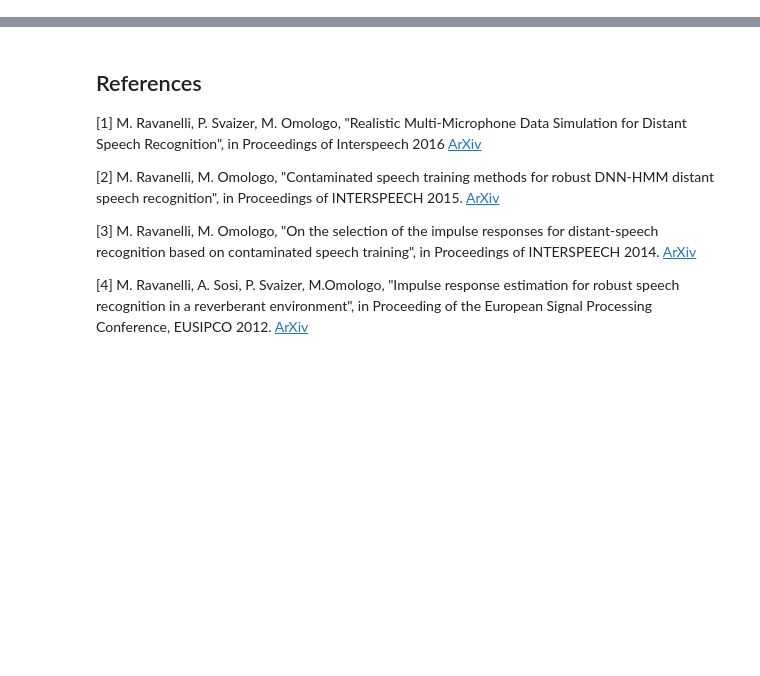
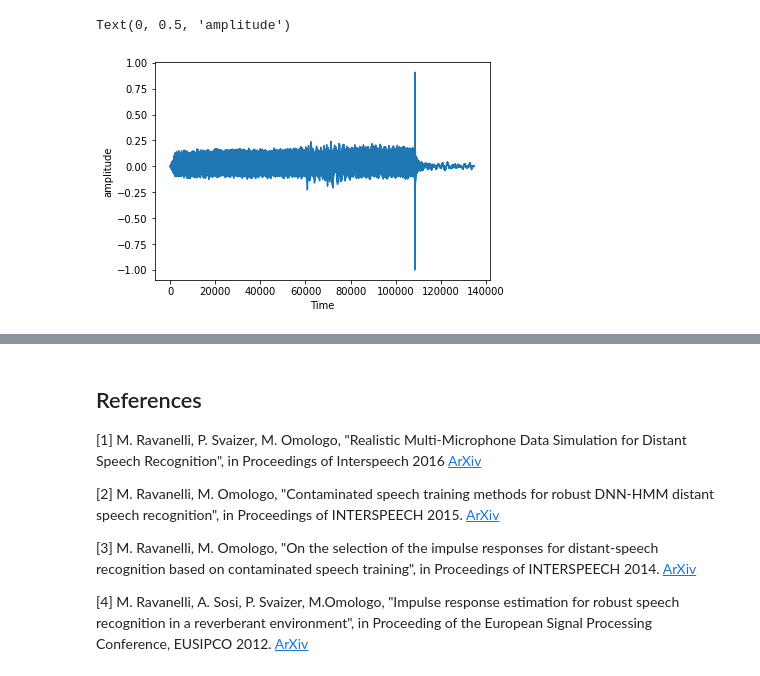
Before and after one commit to Yugi-Seong/AudioDataAugumentation-, a Jupyter notebook: EnvironmentalCorruption.ipynb, the cells around one changed output, grey strips where cells are left out. Drawn from its saved outputs; the diff is of its cells as text; code cells hidden in the pictures; blank space fills up the shorter version.

```diff
--- a/EnvironmentalCorruption.ipynb
+++ b/EnvironmentalCorruption.ipynb
@@ -197,0 +118,8 @@ There are other types of distortions that can be used to perform speech augmenta
+# %%
+sound_file3_1 = read_audio('noise3.wav').squeeze()
+plt.plot(sound_file3_1)
+plt.xlabel('Time')
+plt.ylabel('amplitude')
+# %% [output]
+Text(0, 0.5, 'amplitude')
+[figure, added]
```
Also changed, not shown: parts of 50 cells of this notebook.
